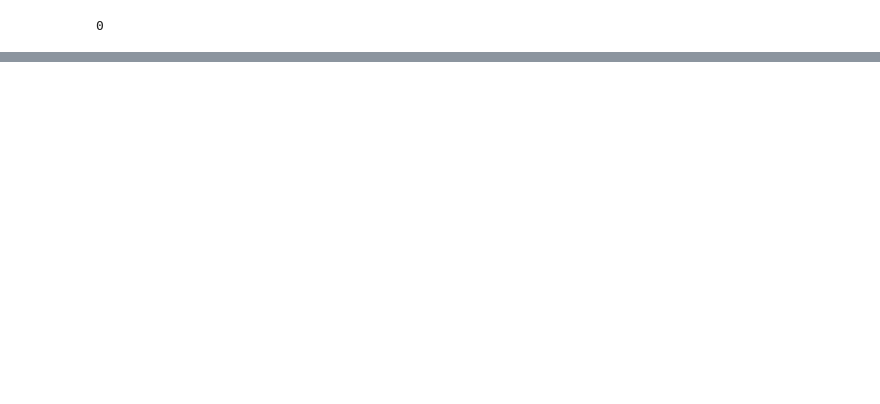
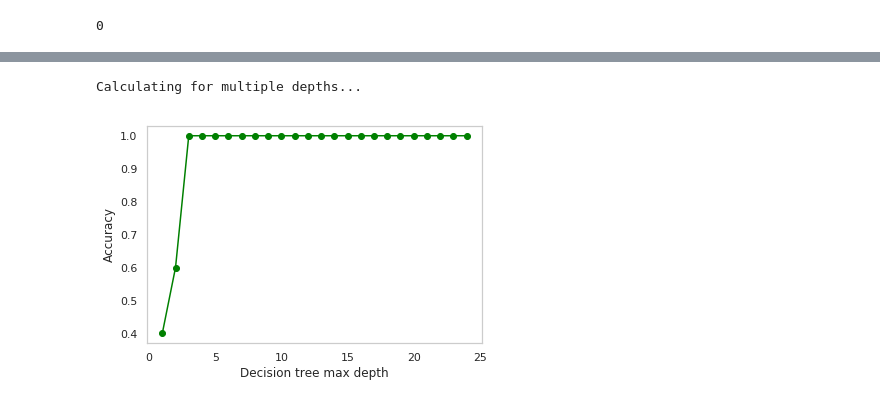
Before and after one commit to cwhite98/FinalProjectML, a Jupyter notebook: Test.ipynb, the cells around one changed output, grey strips where cells are left out. Cells and saved outputs as stored; diff of their text form; code cells hidden in the pictures; blank space fills up the shorter version.

```diff
--- a/Test.ipynb
+++ b/Test.ipynb
@@ -201,3 +238,13 @@ guess im doing something
+# %%
+def changeValuesDecisionTree(X, y):
+    print "Calculating for multiple depths..."
+    plt.figure()
+    max_depths = range(1, 25)
+    predicts = np.array([cross_val_score(DecisionTreeClassifier(max_depth=i), X, y, cv=5) for i in max_depths])
+    plt.plot(max_depths, predicts[:,0], "o-", color="green", label="Test")
+    plt.grid()
+    plt.xlabel("Decision tree max depth")
+    plt.ylabel("Accuracy")
 # %%
 def decisionTree(X, y):
     print "calculating..."
@@ -217,0 +281,6 @@ plt.show()
+# %%
+changeValuesDecisionTree(X, y)
+plt.show()
+# %% [output]
+Calculating for multiple depths...
+[figure, added]
```
Also changed, not shown: parts of 21 cells of this notebook.
